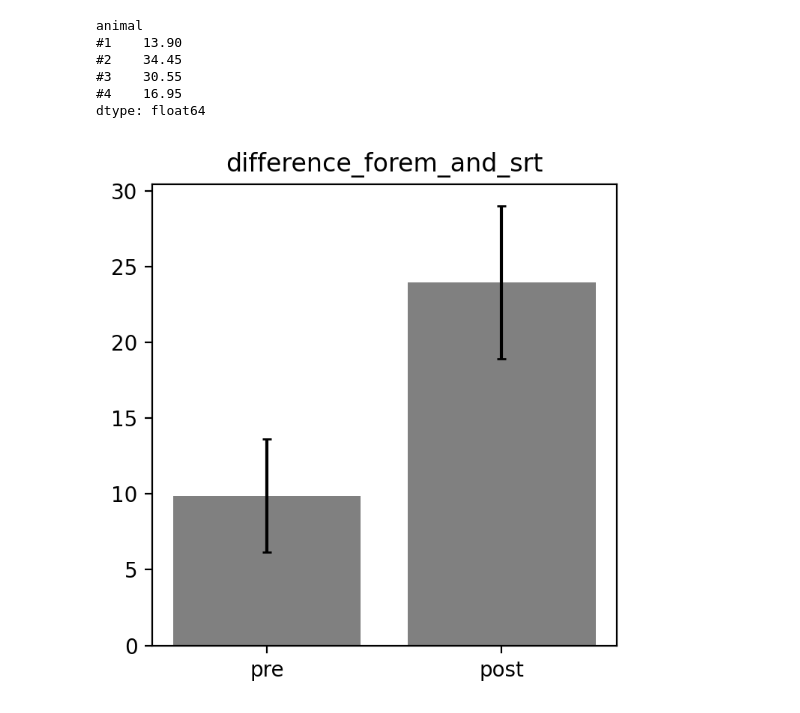
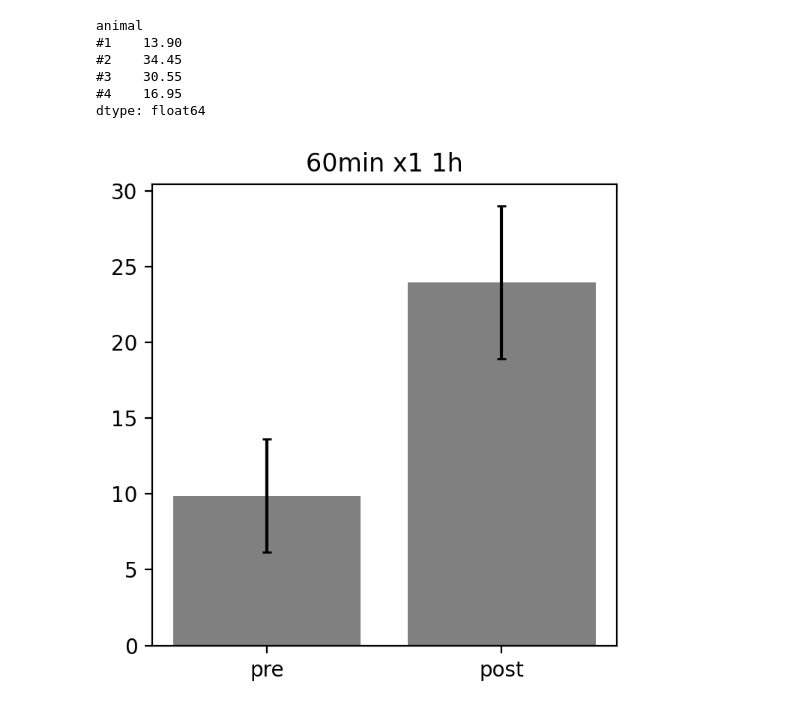
Before and after one commit to m11o/lablib-notebook, a Jupyter notebook: notebooks/fluorine/difference_for_em_and_srt.ipynb, the cells around one changed output. Saved outputs shown, nothing was run; the diff lists cells and outputs as text; code cells hidden in the pictures.

```diff
--- a/notebooks/fluorine/difference_for_em_and_srt.ipynb
+++ b/notebooks/fluorine/difference_for_em_and_srt.ipynb
@@ -50,14 +49,14 @@ dtype: float64
 # %%
 fig, ax = plt.subplots(figsize=(4, 4), dpi=200)
 labels = ['pre', 'post']
 for index, items in enumerate([pre_diff, post_diff]):
     mean, sem = items.mean(), items.sem()
 
     ax.bar(x=index, height=mean, yerr=sem, capsize=2, label=labels[index], align='center', color='gray')
 
 ax.set_xticks(list(range(2)))
-ax.set_title('difference_for_em_and_srt')
+ax.set_title('60min x1 1h')
 ax.set_xticklabels(labels=labels)
 plt.show()
 # %% [output]
-[figure, old version]
+[figure, new version]
```
Also changed, not shown: parts of 4 cells of this notebook, 1 other file.
